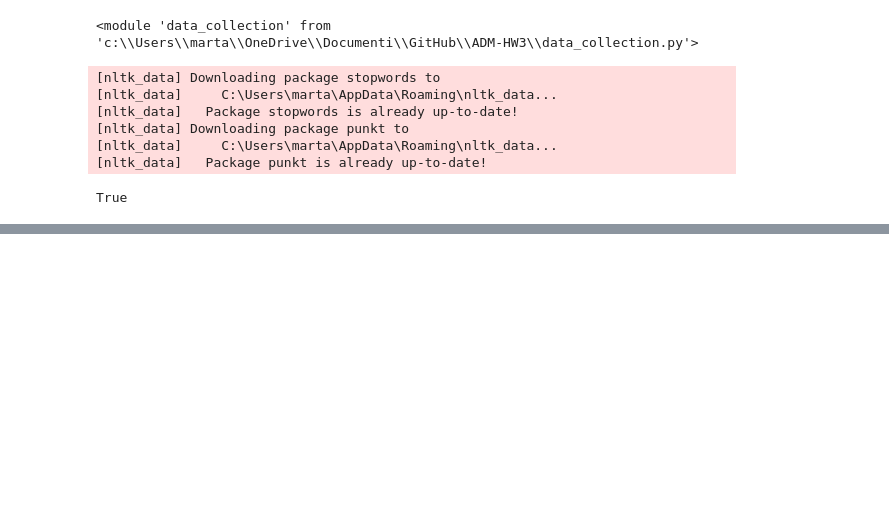
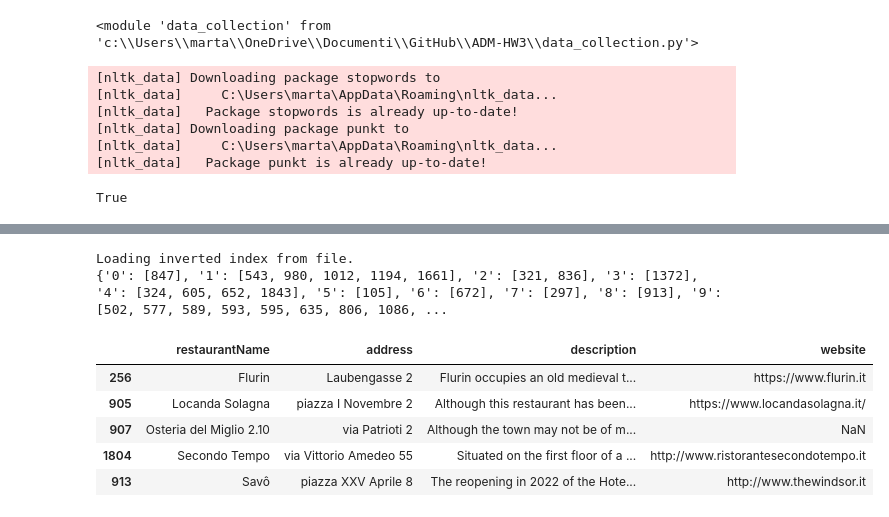
Before and after one commit to cycileo/ADM-HW3, a Jupyter notebook: main.ipynb, the cells around one changed output, grey strips where cells are left out. Cells and saved outputs as stored; diff of their text form; code cells hidden in the pictures; blank space fills up the shorter version.

```diff
--- a/main.ipynb
+++ b/main.ipynb
@@ -183,0 +195,19 @@ vocabulary_df.head()
+# %%
+from data_collection import create_inverted_index
+d = create_inverted_index(df['processedDescription'], vocabulary_df)
+print(d)
+# %% [output]
+Loading inverted index from file.
+{'0': [847], '1': [543, 980, 1012, 1194, 1661], '2': [321, 836], '3': [1372], '4': [324, 605, 652, 1843], '5': [105], '6': [672], '7': [297], '8': [913], '9': [502, 577, 589, 593, 595, 635, 806, 1086, ...
+# %%
+from data_collection import execute_query
+query = "modern seasonal cuisine"
+documents_id = execute_query(query, d, vocabulary_df)
+df[['restaurantName', 'address', 'description', 'website']].iloc[documents_id].head()
+# %% [output]
+|  | restaurantName | address | description | website |
+| 256 | Flurin | Laubengasse 2 | Flurin occupies an old medieval t... | https://www.flurin.it |
+| 905 | Locanda Solagna | piazza I Novembre 2 | Although this restaurant has been... | https://www.locandasolagna.it/ |
+| 907 | Osteria del Miglio 2.10 | via Patrioti 2 | Although the town may not be of m... | NaN |
+| 1804 | Secondo Tempo | via Vittorio Amedeo 55 | Situated on the first floor of a ... | http://www.ristorantesecondotempo.it |
+| 913 | Savô | piazza XXV Aprile 8 | The reopening in 2022 of the Hote... | http://www.thewindsor.it |
```
Also changed, not shown: parts of 1 cell of this notebook, 3 other files.
